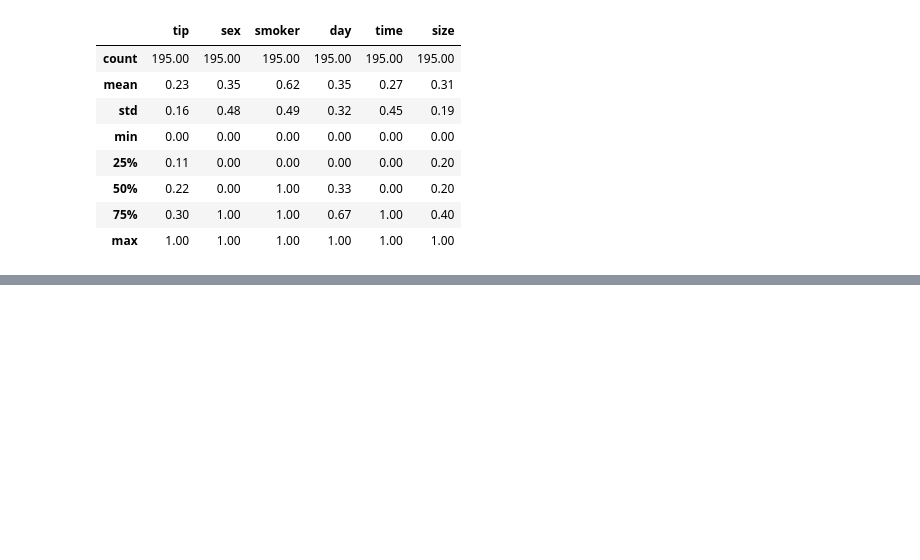
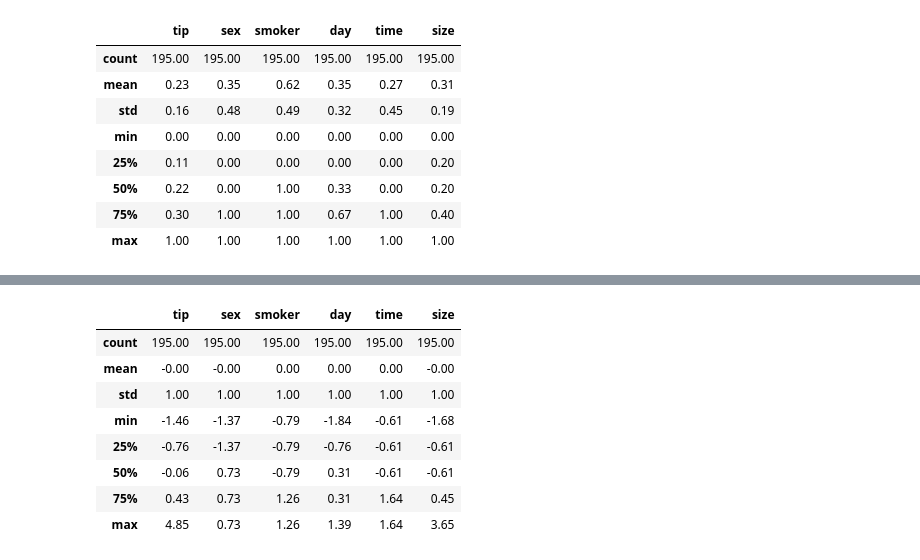
Before and after one commit to AnmolHemani/Advanced-Python, a Jupyter notebook: Feature Engineering.ipynb, the cells around one changed output, grey strips where cells are left out. Cells and saved outputs as stored; diff of their text form; code cells hidden in the pictures; blank space fills up the shorter version.

```diff
--- a/Feature Engineering.ipynb
+++ b/Feature Engineering.ipynb
@@ -362,0 +565,12 @@ np.round(x_train_new.describe(),2)
+# %%
+np.round(x_train_new.describe(),2)
+# %% [output]
+|  | tip | sex | smoker | day | time | size |
+| count | 195.00 | 195.00 | 195.00 | 195.00 | 195.00 | 195.00 |
+| mean | -0.00 | -0.00 | 0.00 | 0.00 | 0.00 | -0.00 |
+| std | 1.00 | 1.00 | 1.00 | 1.00 | 1.00 | 1.00 |
+| min | -1.46 | -1.37 | -0.79 | -1.84 | -0.61 | -1.68 |
+| 25% | -0.76 | -1.37 | -0.79 | -0.76 | -0.61 | -0.61 |
+| 50% | -0.06 | 0.73 | -0.79 | 0.31 | -0.61 | -0.61 |
+| 75% | 0.43 | 0.73 | 1.26 | 0.31 | 1.64 | 0.45 |
+| max | 4.85 | 0.73 | 1.26 | 1.39 | 1.64 | 3.65 |
```
Also changed, not shown: parts of 43 cells of this notebook.
